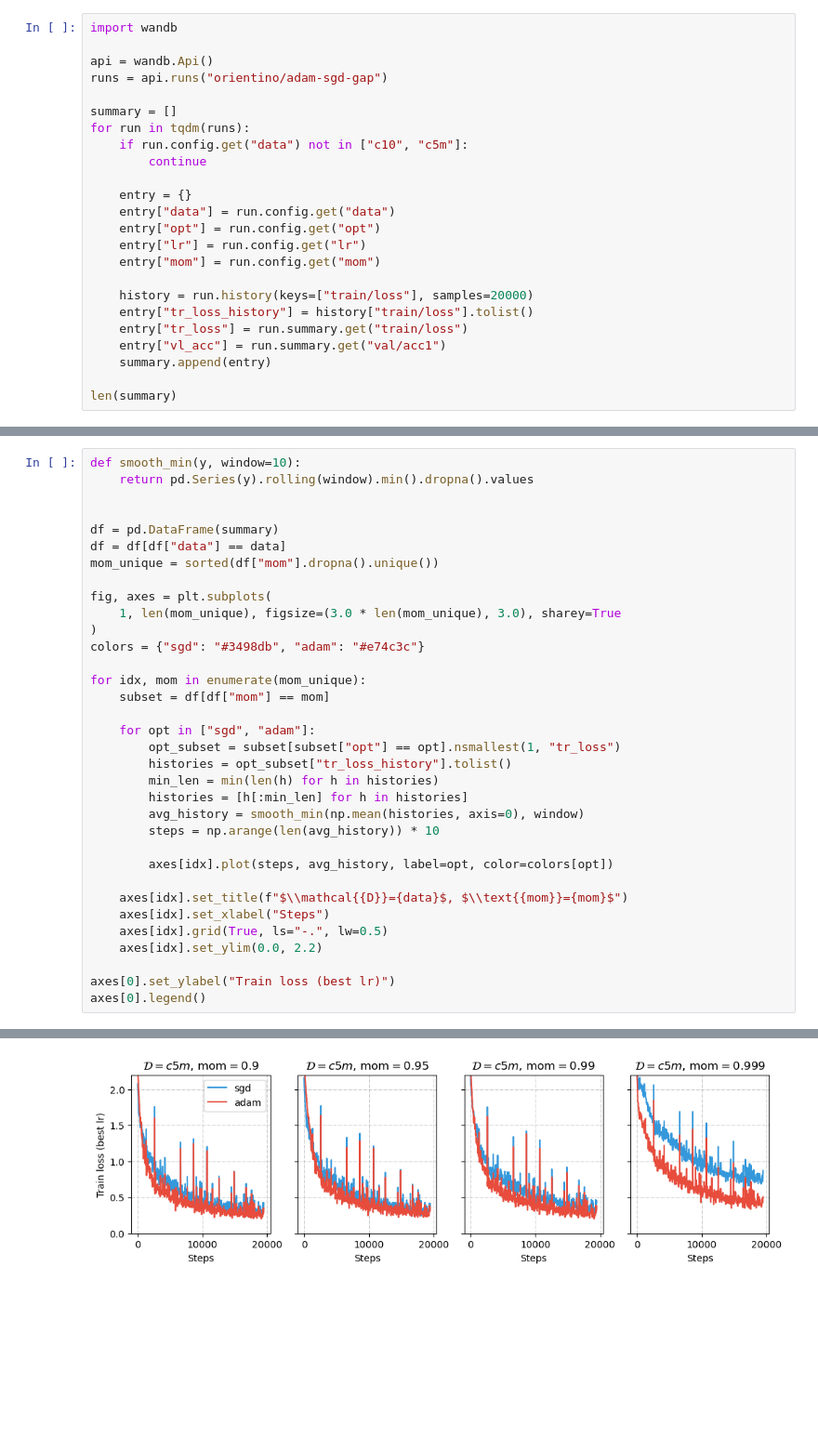
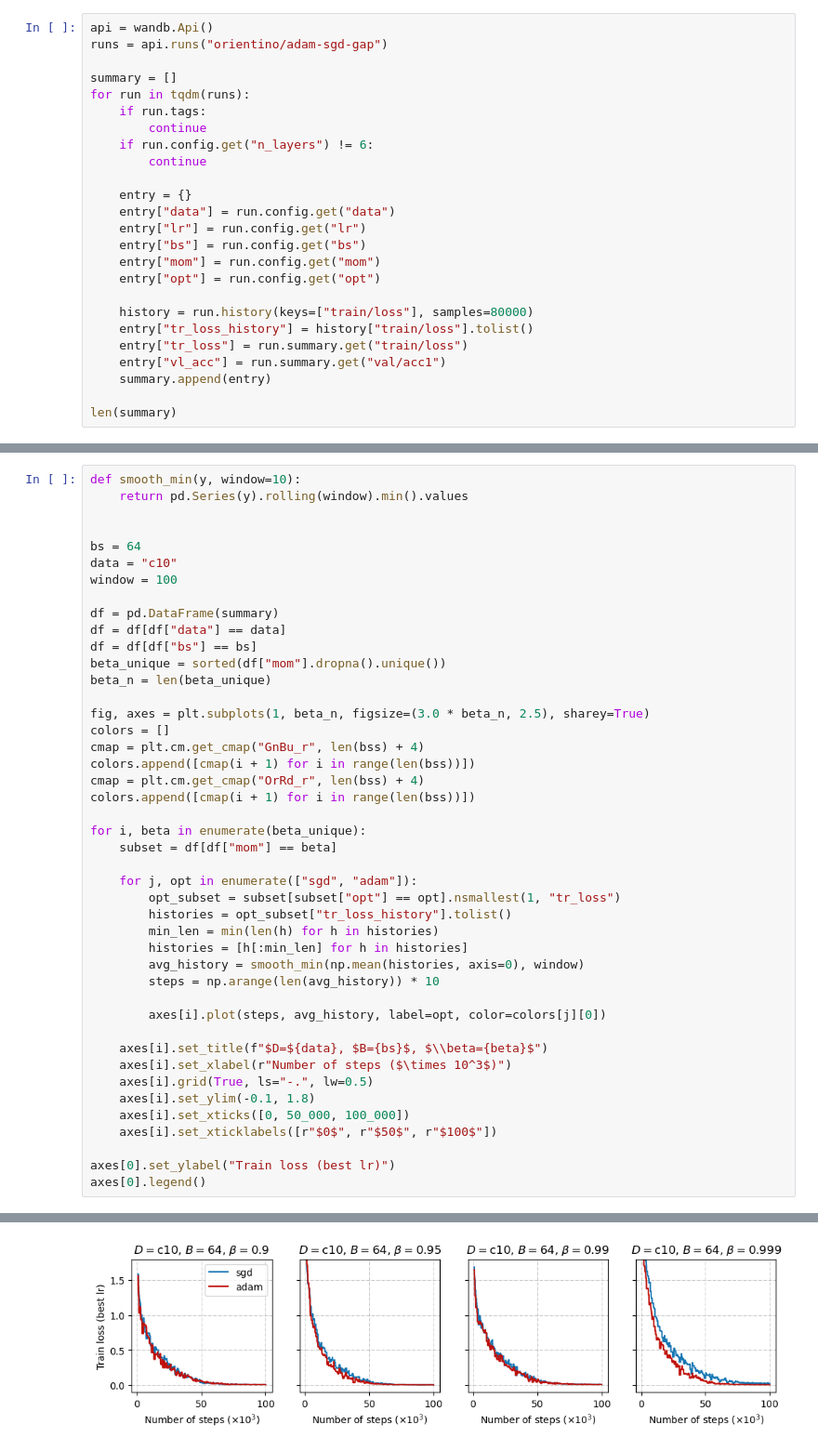
Before and after one commit to orientino/adam-sgd-gap, a Jupyter notebook: _plot_gap.ipynb, the cells around one changed output, grey strips where cells are left out. Shown at 93% size. Cells and saved outputs as stored; diff of their text form; blank space fills up the shorter version.

Commit message:
better plot_gap

```diff
--- a/_plot_gap.ipynb
+++ b/_plot_gap.ipynb
@@ -8,23 +9,24 @@ from tqdm import tqdm
 matplotlib.rcParams["pdf.fonttype"] = 42
 matplotlib.rcParams["ps.fonttype"] = 42
 # %%
-import wandb
-
 api = wandb.Api()
 runs = api.runs("orientino/adam-sgd-gap")
 
 summary = []
 for run in tqdm(runs):
-    if run.config.get("data") not in ["c10", "c5m"]:
+    if run.tags:
+        continue
+    if run.config.get("n_layers") != 6:
         continue
 
     entry = {}
     entry["data"] = run.config.get("data")
+    entry["lr"] = run.config.get("lr")
+    entry["bs"] = run.config.get("bs")
+    entry["mom"] = run.config.get("mom")
     entry["opt"] = run.config.get("opt")
-    entry["lr"] = run.config.get("lr")
-    entry["mom"] = run.config.get("mom")
 
-    history = run.history(keys=["train/loss"], samples=20000)
+    history = run.history(keys=["train/loss"], samples=80000)
     entry["tr_loss_history"] = history["train/loss"].tolist()
     entry["tr_loss"] = run.summary.get("train/loss")
     entry["vl_acc"] = run.summary.get("val/acc1")
@@ -94,37 +190,47 @@ axes[0].legend()
 # %%
 def smooth_min(y, window=10):
-    return pd.Series(y).rolling(window).min().dropna().values
+    return pd.Series(y).rolling(window).min().values
 
+
+bs = 64
+data = "c10"
+window = 100
 
 df = pd.DataFrame(summary)
 df = df[df["data"] == data]
-mom_unique = sorted(df["mom"].dropna().unique())
+df = df[df["bs"] == bs]
+beta_unique = sorted(df["mom"].dropna().unique())
+beta_n = len(beta_unique)
 
-fig, axes = plt.subplots(
-    1, len(mom_unique), figsize=(3.0 * len(mom_unique), 3.0), sharey=True
-)
-colors = {"sgd": "#3498db", "adam": "#e74c3c"}
+fig, axes = plt.subplots(1, beta_n, figsize=(3.0 * beta_n, 2.5), sharey=True)
+colors = []
+cmap = plt.cm.get_cmap("GnBu_r", len(bss) + 4)
+colors.append([cmap(i + 1) for i in range(len(bss))])
+cmap = plt.cm.get_cmap("OrRd_r", len(bss) + 4)
+colors.append([cmap(i + 1) for i in range(len(bss))])
 
-for idx, mom in enumerate(mom_unique):
-    subset = df[df["mom"] == mom]
+for i, beta in enumerate(beta_unique):
+    subset = df[df["mom"] == beta]
 
-    for opt in ["sgd", "adam"]:
+    for j, opt in enumerate(["sgd", "adam"]):
         opt_subset = subset[subset["opt"] == opt].nsmallest(1, "tr_loss")
         histories = opt_subset["tr_loss_history"].tolist()
         min_len = min(len(h) for h in histories)
         histories = [h[:min_len] for h in histories]
         avg_history = smooth_min(np.mean(histories, axis=0), window)
         steps = np.arange(len(avg_history)) * 10
 
-        axes[idx].plot(steps, avg_history, label=opt, color=colors[opt])
+        axes[i].plot(steps, avg_history, label=opt, color=colors[j][0])
 
-    axes[idx].set_title(f"$\\mathcal{{D}}={data}$, $\\text{{mom}}={mom}$")
-    axes[idx].set_xlabel("Steps")
-    axes[idx].grid(True, ls="-.", lw=0.5)
-    axes[idx].set_ylim(0.0, 2.2)
+    axes[i].set_title(f"$D=${data}, $B={bs}$, $\\beta={beta}$")
+    axes[i].set_xlabel(r"Number of steps ($\times 10^3$)")
+    axes[i].grid(True, ls="-.", lw=0.5)
+    axes[i].set_ylim(-0.1, 1.8)
+    axes[i].set_xticks([0, 50_000, 100_000])
+    axes[i].set_xticklabels([r"$0$", r"$50$", r"$100$"])
 
 axes[0].set_ylabel("Train loss (best lr)")
 axes[0].legend()
 # %% [output]
 <matplotlib.legend.Legend at 0x...>
-[figure, old version]
+[figure, new version]
```
Also changed, not shown: parts of 5 cells of this notebook.
